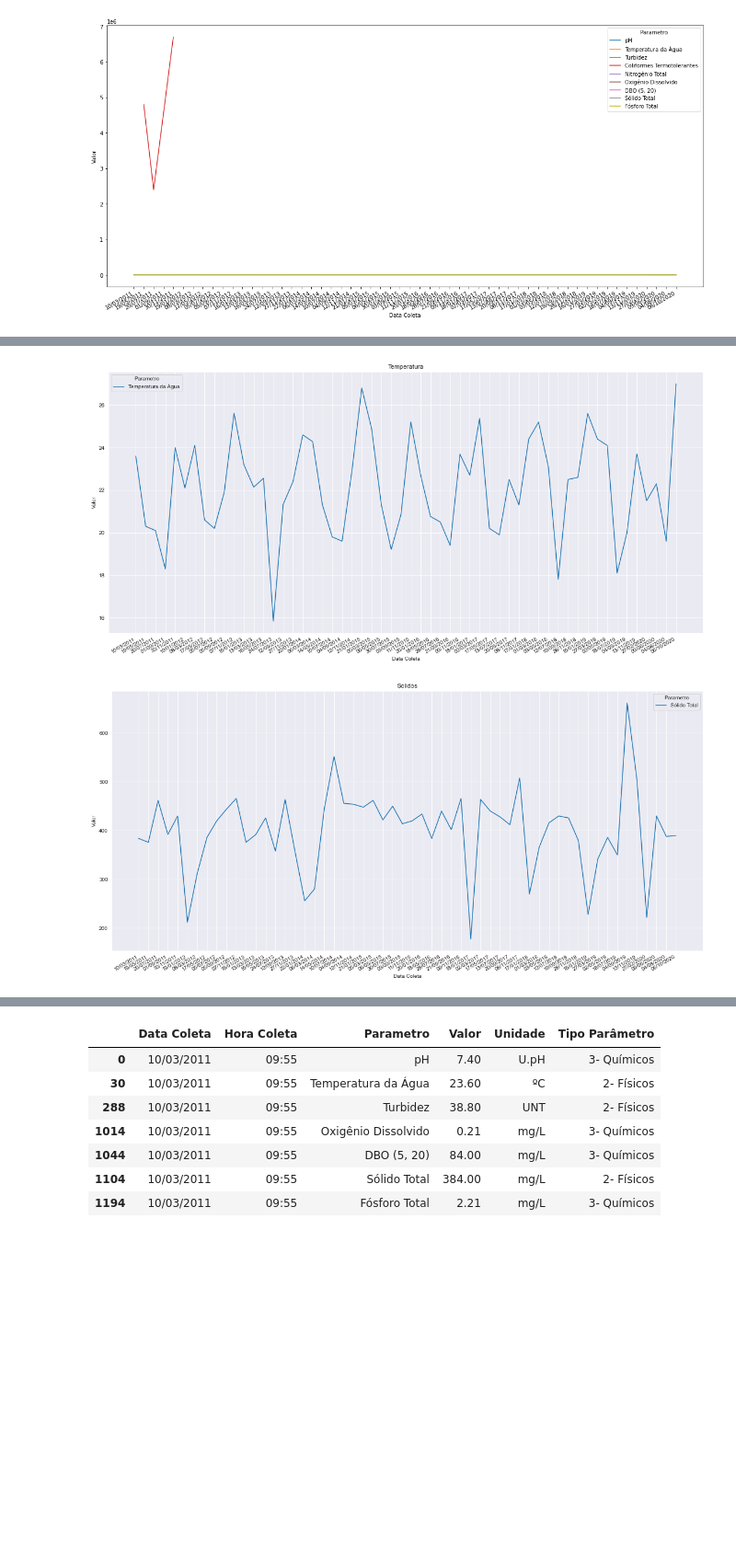
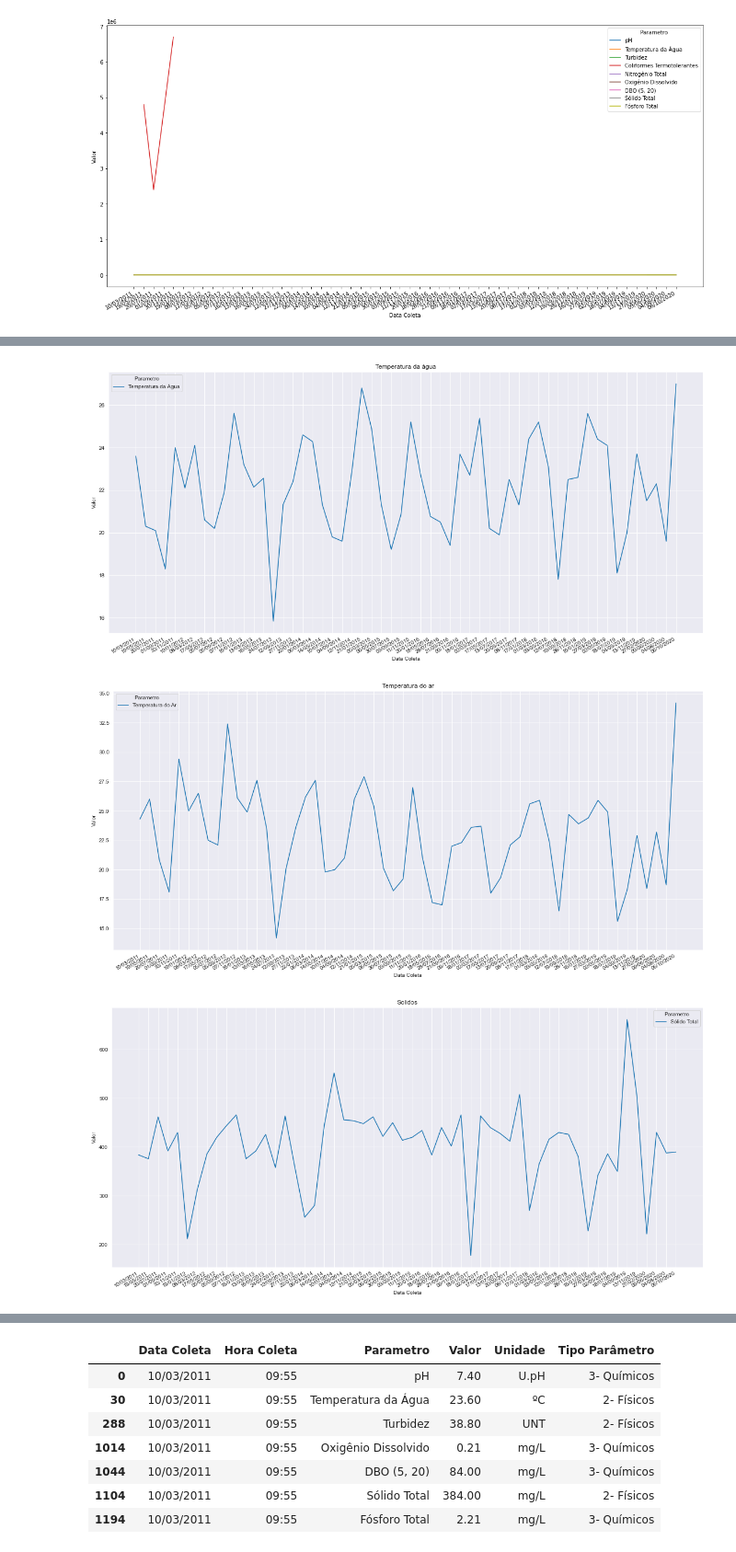
Before and after one commit to MarceloCMiguel/Tamanduatei-DataScience, a Jupyter notebook: QuimicaP3_Tamanduatei.ipynb, the cells around one changed output, grey strips where cells are left out. Shown at 92% size. Cells and saved outputs as stored; diff of their text form; code cells hidden in the pictures; blank space fills up the shorter version.

```diff
--- a/QuimicaP3_Tamanduatei.ipynb
+++ b/QuimicaP3_Tamanduatei.ipynb
@@ -71,6 +71,7 @@ temp = res1[res1["Parametro"] == 'Temperatura da Água']
 nit_total = res1[res1["Parametro"] == 'Nitrogênio Total']
 fos_total = res1[res1["Parametro"] == 'Fósforo Total']
 sol_total = res1[res1["Parametro"] == 'Sólido Total']
+temp_ar = res1[res1["Parametro"] == 'Temperatura do Ar']
 # %%
 with sns.axes_style("darkgrid"):
     fig, (ax1,ax2, ax3, ax4, ax5, ax6, ax7, ax8, ax9) = plt.subplots(9,1, figsize=(15, 20))
@@ -126,7 +127,7 @@ with sns.axes_style("darkgrid"):
     plt.gcf().autofmt_xdate()
     plt.title("Nitrogenio Total (2016 - 2019)")
     #plt.savefig('todos_ind.png', dpi=300)
-    plt.show()
+    #plt.show()
 
     fig = plt.figure(figsize=(20, 5))
     ax = fig.add_subplot(111)
@@ -135,7 +136,7 @@ with sns.axes_style("darkgrid"):
 
     plt.title("pH (2011 - 2020)")
     #plt.savefig('todos_ind.png', dpi=300)
-    plt.show()
+    #plt.show()
 
     fig = plt.figure(figsize=(20, 10))
     ax = fig.add_subplot(111)
@@ -144,7 +145,7 @@ with sns.axes_style("darkgrid"):
     plt.title("Oxigênio Dissolvido (2011 - 2020)")
     plt.gcf().autofmt_xdate()
     #plt.savefig('todos_ind.png', dpi=300)
-    plt.show()
+    #plt.show()
 
     fig = plt.figure(figsize=(20, 10))
     ax = fig.add_subplot(111)
@@ -153,7 +154,7 @@ with sns.axes_style("darkgrid"):
 
     plt.title("Coliformes Termotolerantes (2011)")
     #plt.savefig('todos_ind.png', dpi=300)
-    plt.show()
+    #plt.show()
 
     fig = plt.figure(figsize=(20, 10))
     ax = fig.add_subplot(111)
@@ -162,7 +163,7 @@ with sns.axes_style("darkgrid"):
 
     plt.title("Fosforo")
     #plt.savefig('todos_ind.png', dpi=300)
-    plt.show()
+    #plt.show()
 
     fig = plt.figure(figsize=(20, 10))
     ax = fig.add_subplot(111)
@@ -171,7 +172,7 @@ with sns.axes_style("darkgrid"):
     plt.title("Turbidez")
     plt.gcf().autofmt_xdate()
     #plt.savefig('todos_ind.png', dpi=300)
-    plt.show()
+    #plt.show()
 
     fig = plt.figure(figsize=(20, 10))
     ax = fig.add_subplot(111)
@@ -180,13 +181,22 @@ with sns.axes_style("darkgrid"):
     plt.title("DBO")
     plt.gcf().autofmt_xdate()
     #plt.savefig('todos_ind.png', dpi=300)
-    plt.show()
+    #plt.show()
 
     fig = plt.figure(figsize=(20, 10))
     ax = fig.add_subplot(111)
     sns.lineplot(data=temp, x="Data Coleta", y="Valor", hue="Parametro")
 
-    plt.title("Temperatura")
+    plt.title("Temperatura da água")
+    plt.gcf().autofmt_xdate()
+    #plt.savefig('todos_ind.png', dpi=300)
+    #plt.show()
+
+    fig = plt.figure(figsize=(20, 10))
+    ax = fig.add_subplot(111)
+    sns.lineplot(data=temp_ar, x="Data Coleta", y="Valor", hue="Parametro")
+
+    plt.title("Temperatura do ar")
     plt.gcf().autofmt_xdate()
     #plt.savefig('todos_ind.png', dpi=300)
     plt.show()
@@ -207,5 +217,6 @@ with sns.axes_style("darkgrid"):
 [figure]
 [figure]
 [figure]
-[figure, old version]
+[figure, new version]
-[figure, old version]
+[figure, new version]
+[figure, added]
```
Also changed, not shown: parts of 16 cells of this notebook.
